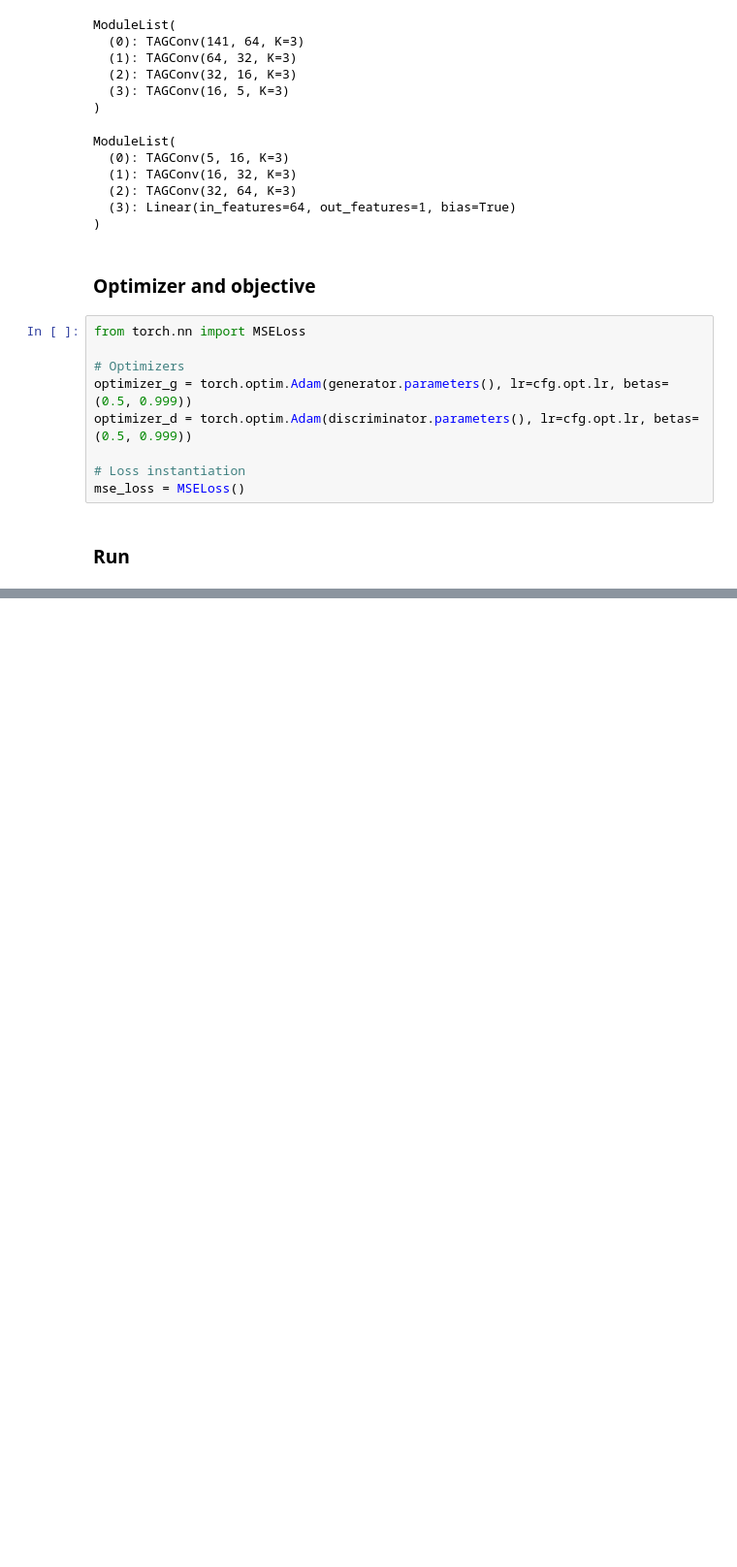
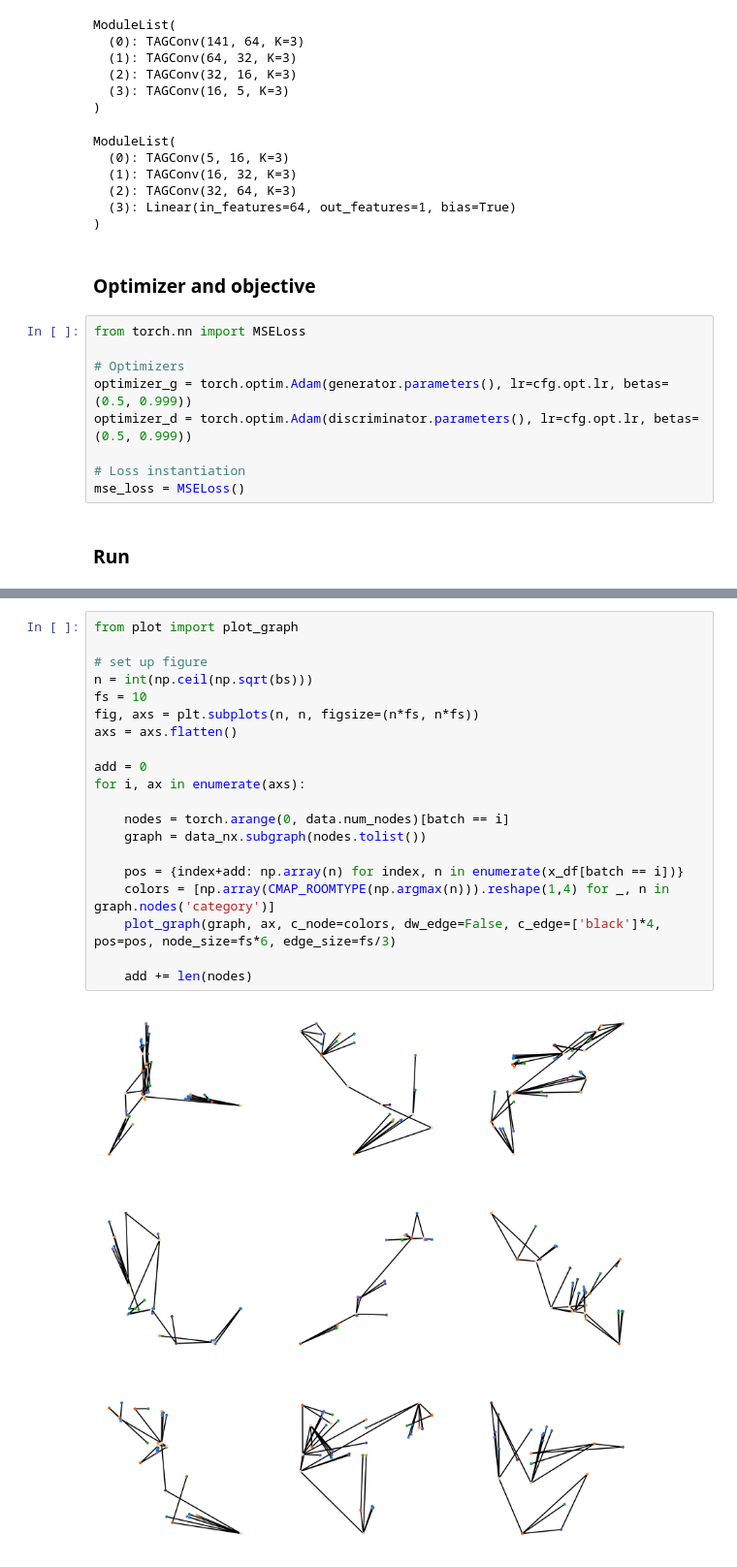
Before and after one commit to Haoranxia/Graph_ML_project, a Jupyter notebook: training_2.ipynb, the cells around one changed output, grey strips where cells are left out. Shown at 97% size. Drawn from its saved outputs; the diff is of its cells as text; blank space fills up the shorter version.

```diff
--- a/training_2.ipynb
+++ b/training_2.ipynb
@@ -623,0 +727,22 @@ Loss (GEN / DIS): -16.09 / -423.57
+# %%
+from plot import plot_graph
+
+# set up figure
+n = int(np.ceil(np.sqrt(bs)))
+fs = 10
+fig, axs = plt.subplots(n, n, figsize=(n*fs, n*fs))
+axs = axs.flatten()
+
+add = 0
+for i, ax in enumerate(axs):
+
+    nodes = torch.arange(0, data.num_nodes)[batch == i]
+    graph = data_nx.subgraph(nodes.tolist())
+
+    pos = {index+add: np.array(n) for index, n in enumerate(x_df[batch == i])}
+    colors = [np.array(CMAP_ROOMTYPE(np.argmax(n))).reshape(1,4) for _, n in graph.nodes('category')]
+    plot_graph(graph, ax, c_node=colors, dw_edge=False, c_edge=['black']*4, pos=pos, node_size=fs*6, edge_size=fs/3)
+
+    add += len(nodes)
+# %% [output]
+[figure, added]
```
Also changed, not shown: parts of 11 cells of this notebook, 2 other files.
